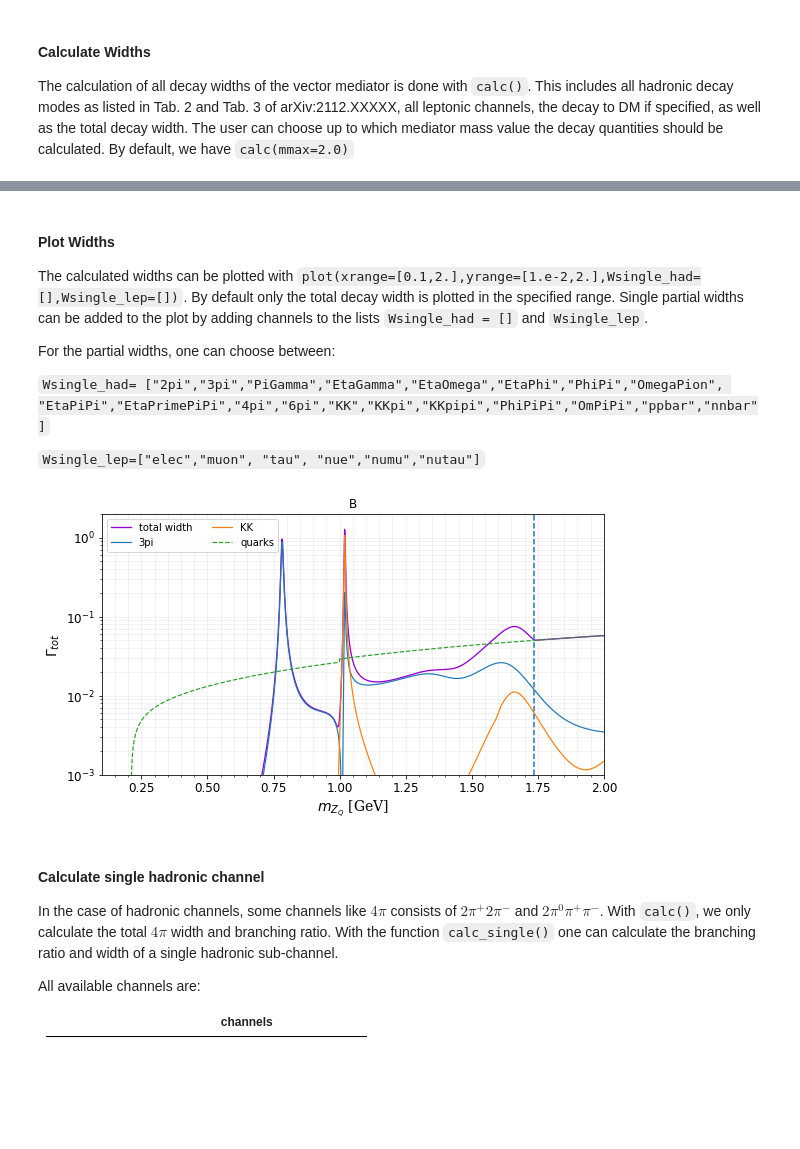
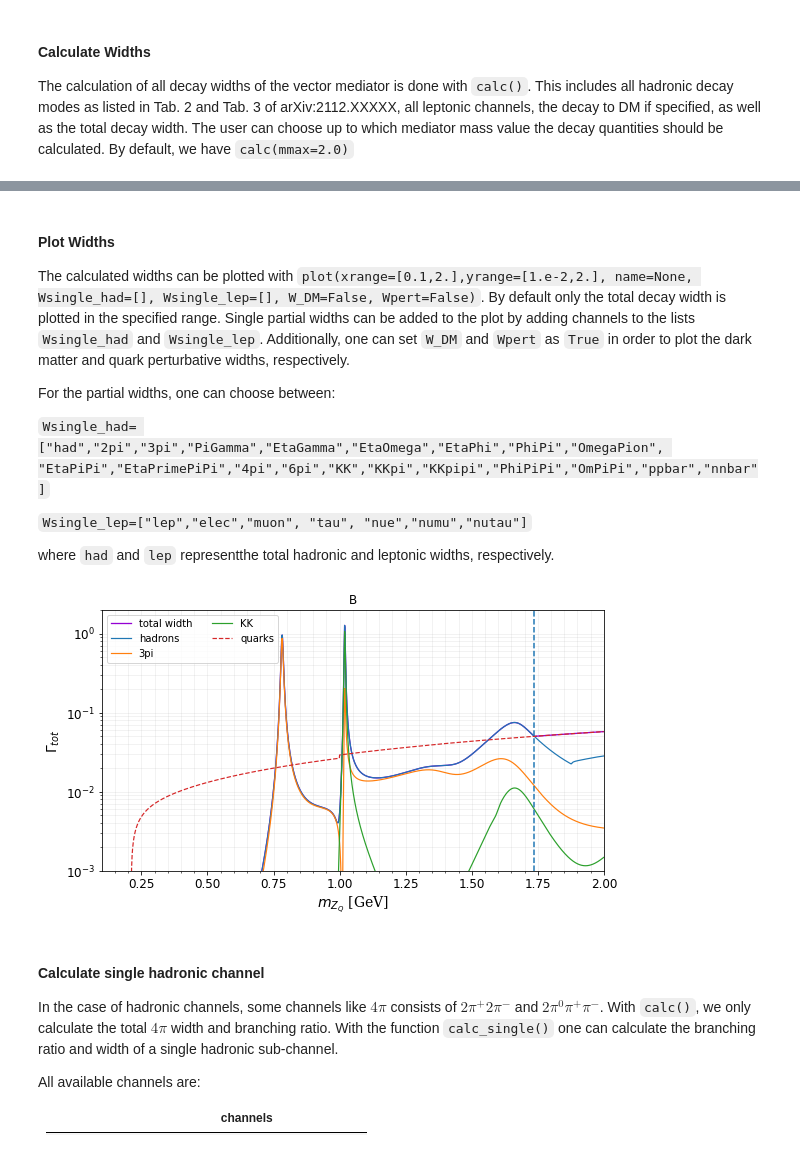
Before and after one commit to preimitz/DeLiVeR, a Jupyter notebook: tutorial.ipynb, the cells around one changed output, grey strips where cells are left out. Cells and saved outputs as stored; diff of their text form; code cells hidden in the pictures; blank space fills up the shorter version.

```diff
--- a/tutorial.ipynb
+++ b/tutorial.ipynb
@@ -109,18 +110,20 @@ Done.
 # %% [markdown]
 #### Plot Widths
 
-The calculated widths can be plotted with `plot(xrange=[0.1,2.],yrange=[1.e-2,2.],Wsingle_had=[],Wsingle_lep=[])`. By default only the total decay width is plotted in the specified range. Single partial widths can be added to the plot by adding channels to the lists `Wsingle_had = []` and `Wsingle_lep`.
+The calculated widths can be plotted with `plot(xrange=[0.1,2.],yrange=[1.e-2,2.], name=None, Wsingle_had=[], Wsingle_lep=[], W_DM=False, Wpert=False)`. By default only the total decay width is plotted in the specified range. Single partial widths can be added to the plot by adding channels to the lists `Wsingle_had` and `Wsingle_lep`.  Additionally, one can set `W_DM` and `Wpert` as `True` in order to plot the dark matter and quark perturbative widths, respectively.
 
 For the partial widths, one can choose between:
 
-`Wsingle_had= ["2pi","3pi","PiGamma","EtaGamma","EtaOmega","EtaPhi","PhiPi","OmegaPion",
+`Wsingle_had= ["had","2pi","3pi","PiGamma","EtaGamma","EtaOmega","EtaPhi","PhiPi","OmegaPion",
 "EtaPiPi","EtaPrimePiPi","4pi","6pi","KK","KKpi","KKpipi","PhiPiPi","OmPiPi","ppbar","nnbar"]`
 
-`Wsingle_lep=["elec","muon", "tau", "nue","numu","nutau"]`
+`Wsingle_lep=["lep","elec","muon", "tau", "nue","numu","nutau"]`
+
+where `had` and `lep` representthe total hadronic and leptonic widths, respectively.
 # %%
-wplot = widths.plot(xrange=[0.1,2.],yrange=[1.e-3,2.],Wsingle_had=["3pi","KK"],Wpert=True)
+wplot = widths.plot(xrange=[0.1,2.],yrange=[1.e-3,2.],Wsingle_had=["had","3pi","KK"],Wpert=True)
 # %% [output]
-[figure, old version]
+[figure, new version]
 # %% [markdown]
 #### Calculate single hadronic channel
 
```
Also changed, not shown: parts of 3 cells of this notebook, 2 other files.
